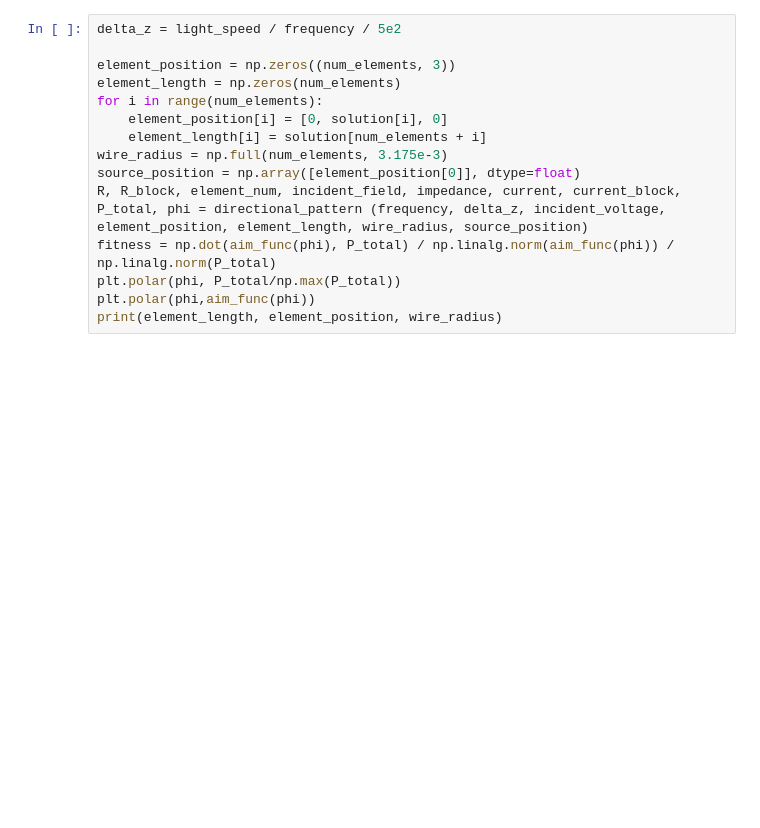
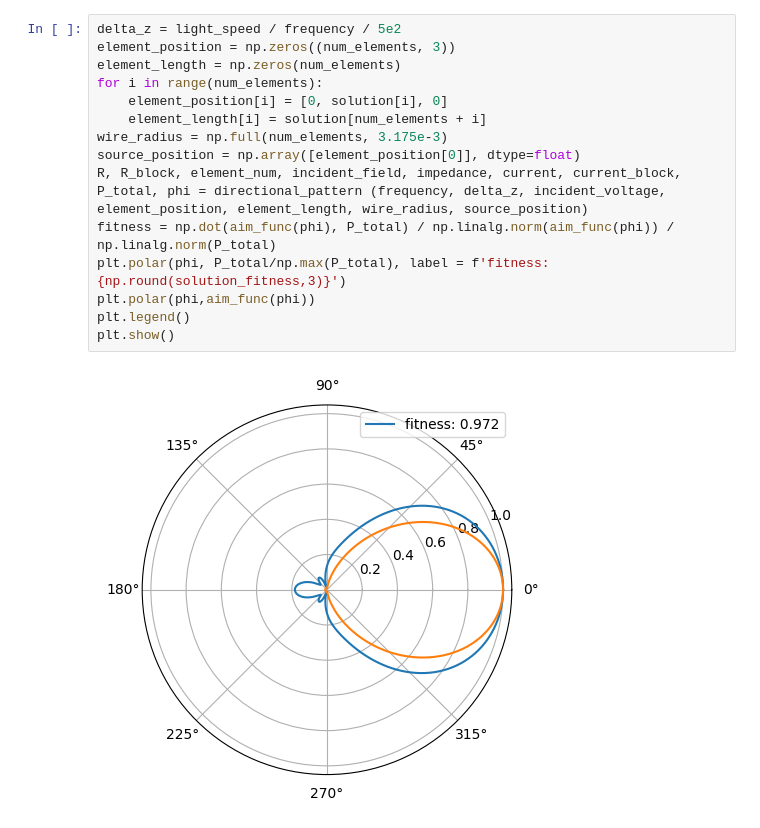
Before and after one commit to Sh4DowBurn/Method-of-Moments-for-antennas, a Jupyter notebook: genetic_alg.ipynb, the cells around one changed output. Cells and saved outputs as stored; diff of their text form; blank space fills up the shorter version.

```diff
--- a/genetic_alg.ipynb
+++ b/genetic_alg.ipynb
@@ -147,15 +204,17 @@ print("Оценка лучшего решения:", solution_fitness)  # Выв
 # %%
 delta_z = light_speed / frequency / 5e2
-
 element_position = np.zeros((num_elements, 3))
 element_length = np.zeros(num_elements)
 for i in range(num_elements):
     element_position[i] = [0, solution[i], 0]
     element_length[i] = solution[num_elements + i]
 wire_radius = np.full(num_elements, 3.175e-3)
 source_position = np.array([element_position[0]], dtype=float)
 R, R_block, element_num, incident_field, impedance, current, current_block, P_total, phi = directional_pattern (frequency, delta_z, incident_voltage, element_position, element_length, wire_radius, source_position)
 fitness = np.dot(aim_func(phi), P_total) / np.linalg.norm(aim_func(phi)) / np.linalg.norm(P_total)
-plt.polar(phi, P_total/np.max(P_total))
+plt.polar(phi, P_total/np.max(P_total), label = f'fitness: {np.round(solution_fitness,3)}')
 plt.polar(phi,aim_func(phi))
-print(element_length, element_position, wire_radius)
+plt.legend()
+plt.show()
+# %% [output]
+[figure, added]
```
Also changed, not shown: parts of 5 cells of this notebook, 1 other file.
